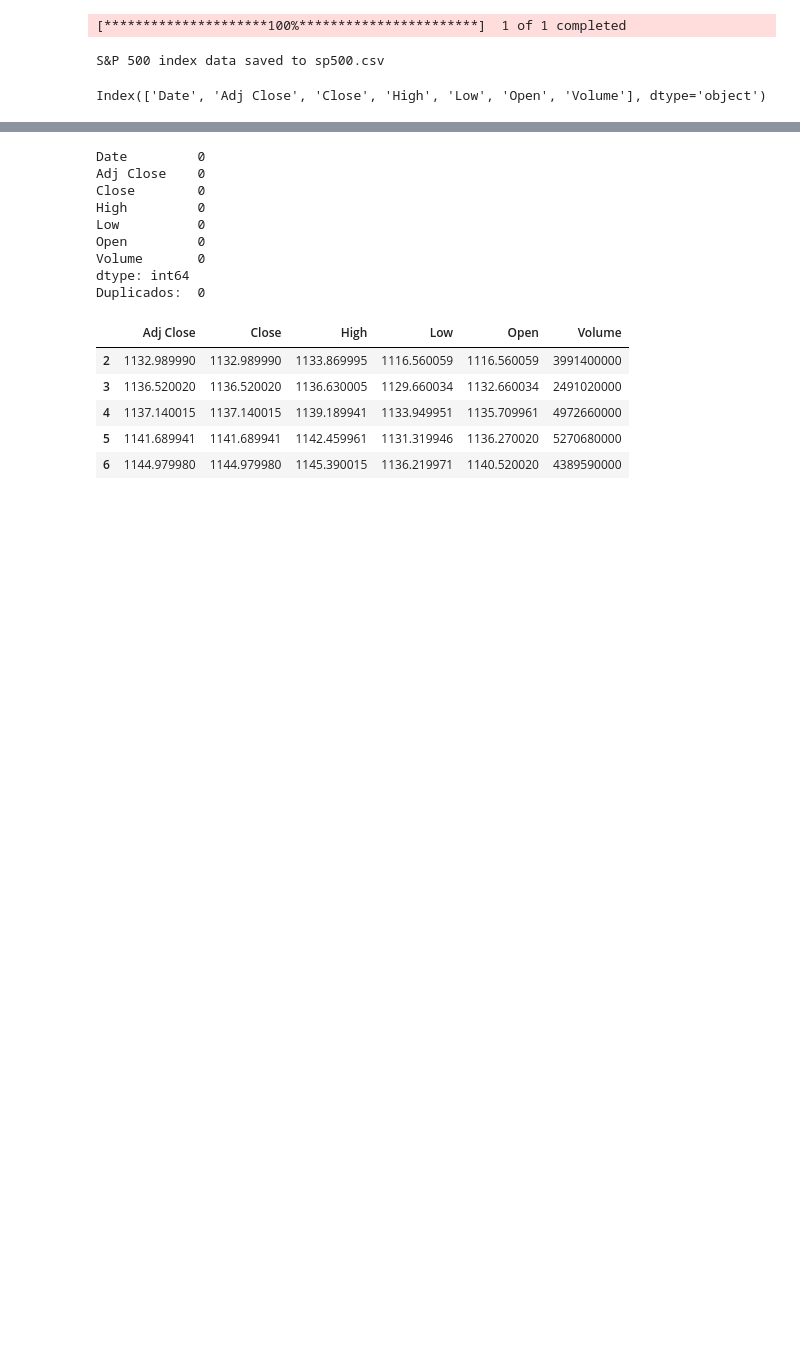
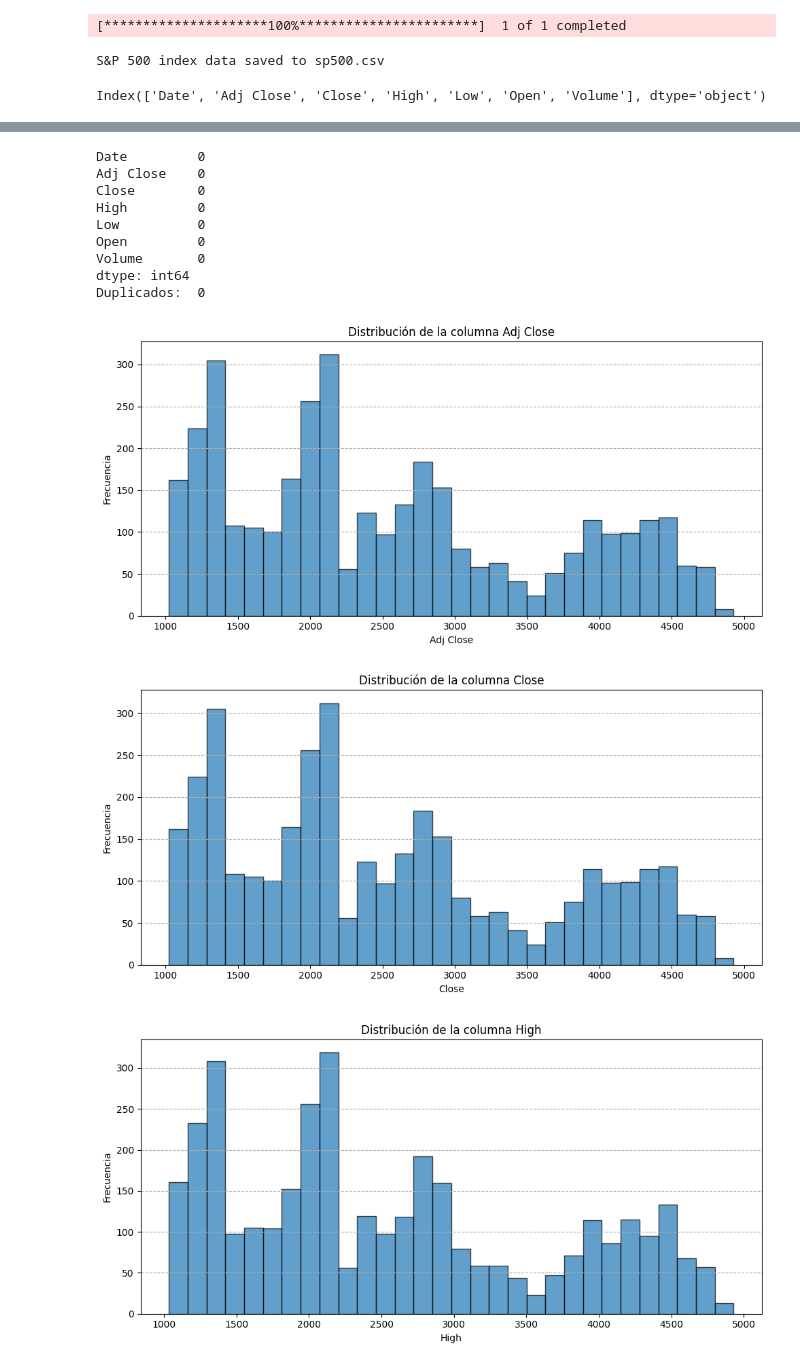
Before and after one commit to alfredofdlv/Proyect2_LABIACD, a Jupyter notebook: Notebook.ipynb, the cells around one changed output, grey strips where cells are left out. Cells and saved outputs as stored; diff of their text form; code cells hidden in the pictures; blank space fills up the shorter version.

```diff
--- a/Notebook.ipynb
+++ b/Notebook.ipynb
@@ -45,6 +50,22 @@ for columna in df.columns:
         df[columna] = pd.to_numeric(df[columna], errors='coerce')
 
 # Dividir train y test
+import numpy as np
+df['Volume'] = np.log1p(df['Volume'])  # log1p para evitar problemas con valores cercanos a 0
+
+# Crear una lista con los nombres de cada columna numérica, excluyendo "Date" y "Volume"
+columnas_numericas = [col for col in df.columns if col not in ['Date']]
+
+# Generar un histograma para cada columna numérica
+for columna in columnas_numericas:
+    plt.figure(figsize=(10, 5))
+    plt.hist(df[columna].dropna(), bins=30, edgecolor='black', alpha=0.7)
+    plt.title(f"Distribución de la columna {columna}")
+    plt.xlabel(columna)
+    plt.ylabel("Frecuencia")
+    plt.grid(axis='y', linestyle='--')
+    plt.tight_layout()
+    plt.show()
 
 train=df[df['Date']<'2024-01-01']
 test=df[df['Date']>='2024-01-01']
@@ -52,6 +73,24 @@ test=df[df['Date']>='2024-01-01']
 train=train.drop(columns='Date')
 test=test.drop(columns='Date')
 
-display(train.head())
+scaler=MinMaxScaler()#Usamos minmax debido a que los datos tienen un dsitribución multimodal con varios patrones, Min Max Scaler preserva esto
+
+train_scaled=scaler.fit_transform(train)
+test_scaled=scaler.transform(test)
+
+train=pd.DataFrame(train_scaled,columns=columnas_numericas)
+test = pd.DataFrame(test_scaled, columns=columnas_numericas)
+
+print(train.columns)
+
+for columna in columnas_numericas:
+    plt.figure(figsize=(10, 5))
+    plt.hist(train[columna], bins=20, edgecolor='black', alpha=0.7)
+    plt.title(f"Distribución de la columna {columna} después de Escalar")
+    plt.xlabel(columna)
+    plt.ylabel("Frecuencia")
+    plt.grid(axis='y', linestyle='--')
+    plt.tight_layout()
+    plt.show()
 # %% [output]
 |  | Date | Adj Close | Close | High | Low | Open | Volume |
@@ -63,15 +102,12 @@ display(train.head())
 Date         0
 Adj Close    0
 Close        0
 High         0
 Low          0
 Open         0
 Volume       0
 dtype: int64
 Duplicados:  0
-|  | Adj Close | Close | High | Low | Open | Volume |
-| 2 | 1132.989990 | 1132.989990 | 1133.869995 | 1116.560059 | 1116.560059 | 3991400000 |
-| 3 | 1136.520020 | 1136.520020 | 1136.630005 | 1129.660034 | 1132.660034 | 2491020000 |
-| 4 | 1137.140015 | 1137.140015 | 1139.189941 | 1133.949951 | 1135.709961 | 4972660000 |
-| 5 | 1141.689941 | 1141.689941 | 1142.459961 | 1131.319946 | 1136.270020 | 5270680000 |
-| 6 | 1144.979980 | 1144.979980 | 1145.390015 | 1136.219971 | 1140.520020 | 4389590000 |
+[figure, added]
+[figure, added]
+[figure, added]
```
Also changed, not shown: parts of 4 cells of this notebook, 1 other file.
